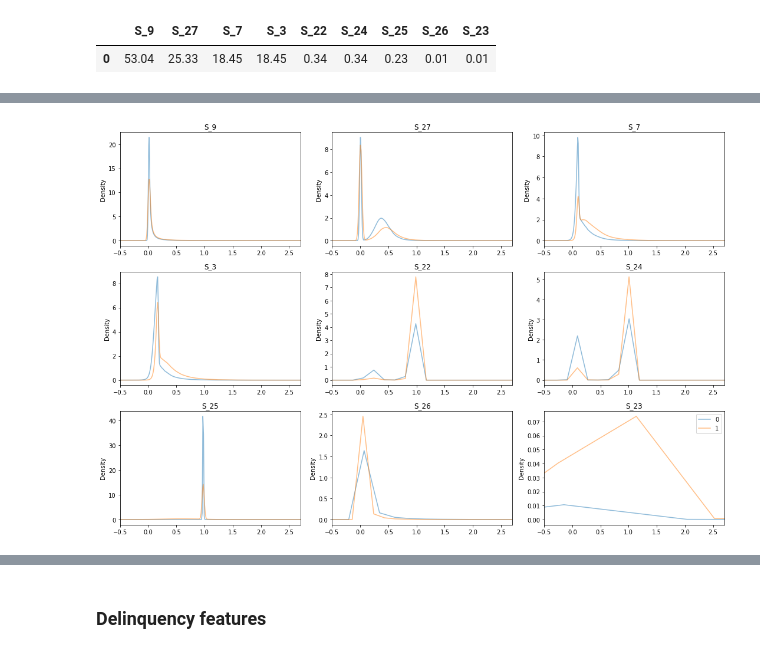
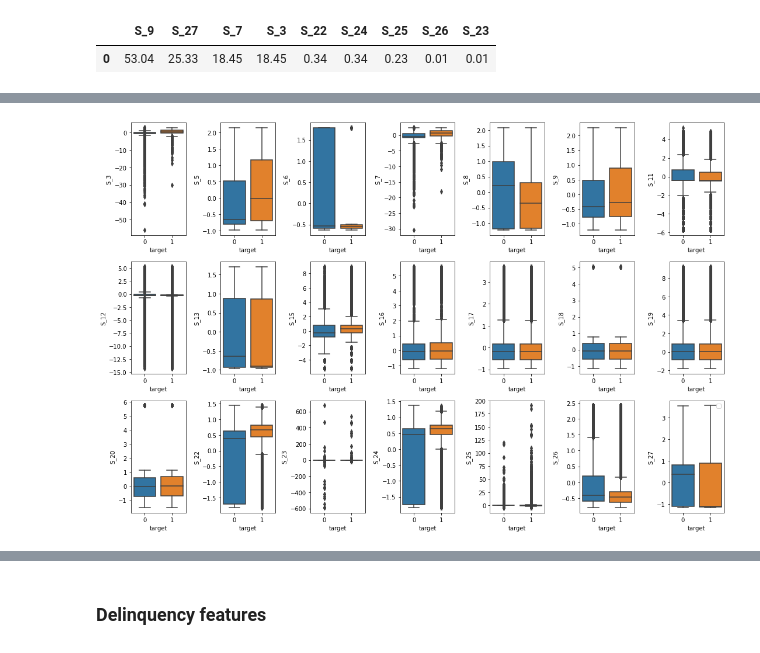
Before and after one commit to bereamanuel/AMEX-default-prediction, a Jupyter notebook: amex-eda.ipynb, the cells around one changed output, grey strips where cells are left out. Cells and saved outputs as stored; diff of their text form; code cells hidden in the pictures.

```diff
--- a/amex-eda.ipynb
+++ b/amex-eda.ipynb
@@ -227,15 +253,20 @@ nansFeatPerc(s_features[1:])
+# %%
+def scaler(df, features , target):
+    aux = power_transform(df[features].values)
+    aux = pd.DataFrame(aux, columns = features)
+    aux = pd.merge(aux, df[target], left_index=True, right_index=True)
+    return aux
+# %%
+s_featuresScaler = scaler(train, s_features[1:], "target")
 # %%
-columns = nansFeatPerc(s_features[1:]).columns
-aux = train.groupby('target')
-fig , axs = plt.subplots(3,3,figsize = (15,10))
+fig , axs = plt.subplots(3,7,figsize = (15,10))
 ax = axs.ravel()
-for i, col in tqdm(enumerate(columns)):
-    aux[col].plot(kind='kde', alpha=0.5 , ax = ax[i], title = col)
-    ax[i].set_xlim(-0.5,2.7)
-
+i = 0
+for col in tqdm(s_features[1:]):
+    sns.boxplot(x="target", y= col, data=s_featuresScaler[[col,"target"]] , ax = ax[i])
+    i += 1
 plt.tight_layout()
 plt.legend()
 plt.show()
-del aux
 # %% [output]
-[figure, old version]
+[figure, new version]
```
Also changed, not shown: parts of 7 cells of this notebook.
